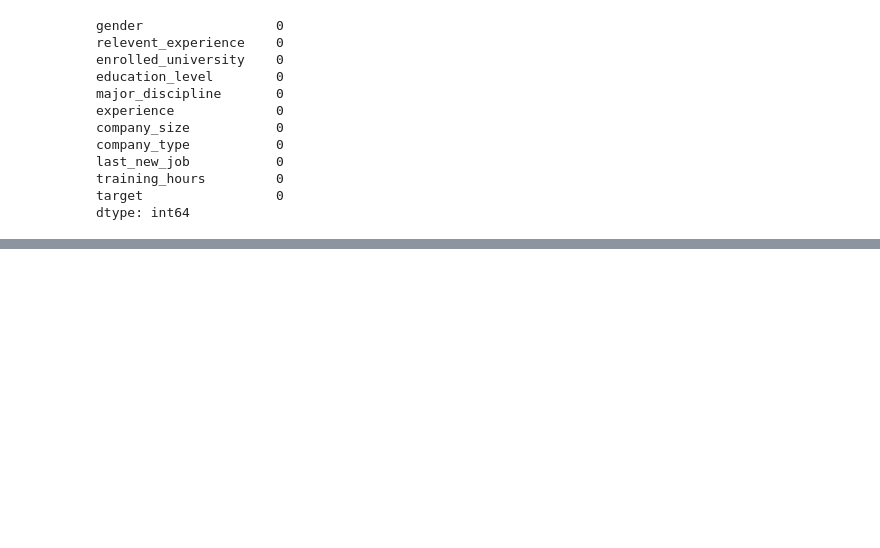
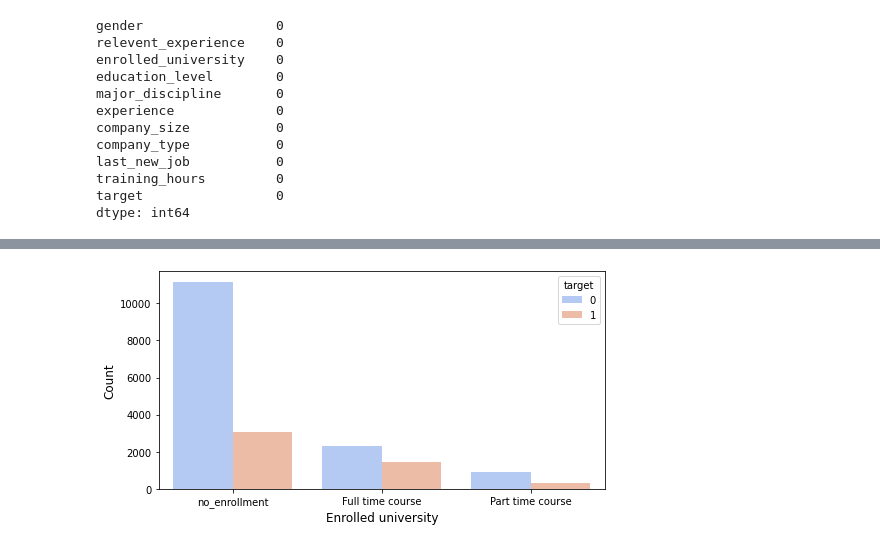
Before and after one commit to Manujl22/HR_Kaggle_project, a Jupyter notebook: HR dataset.ipynb, the cells around one changed output, grey strips where cells are left out. Saved outputs shown, nothing was run; the diff lists cells and outputs as text; code cells hidden in the pictures; blank space fills up the shorter version.

```diff
--- a/HR dataset.ipynb
+++ b/HR dataset.ipynb
@@ -272,0 +321,9 @@ plt.show()
+# %%
+#Enrolled in the university relation with target
+plt.figure(figsize=(8,4))
+sns.countplot(x=df_train.enrolled_university, hue=df_train.target,palette='coolwarm')
+plt.ylabel('Count', fontsize=12)
+plt.xlabel('Enrolled university', fontsize=12)
+plt.show()
+# %% [output]
+[figure, added]
```
Also changed, not shown: parts of 37 cells of this notebook, 4 other files.
